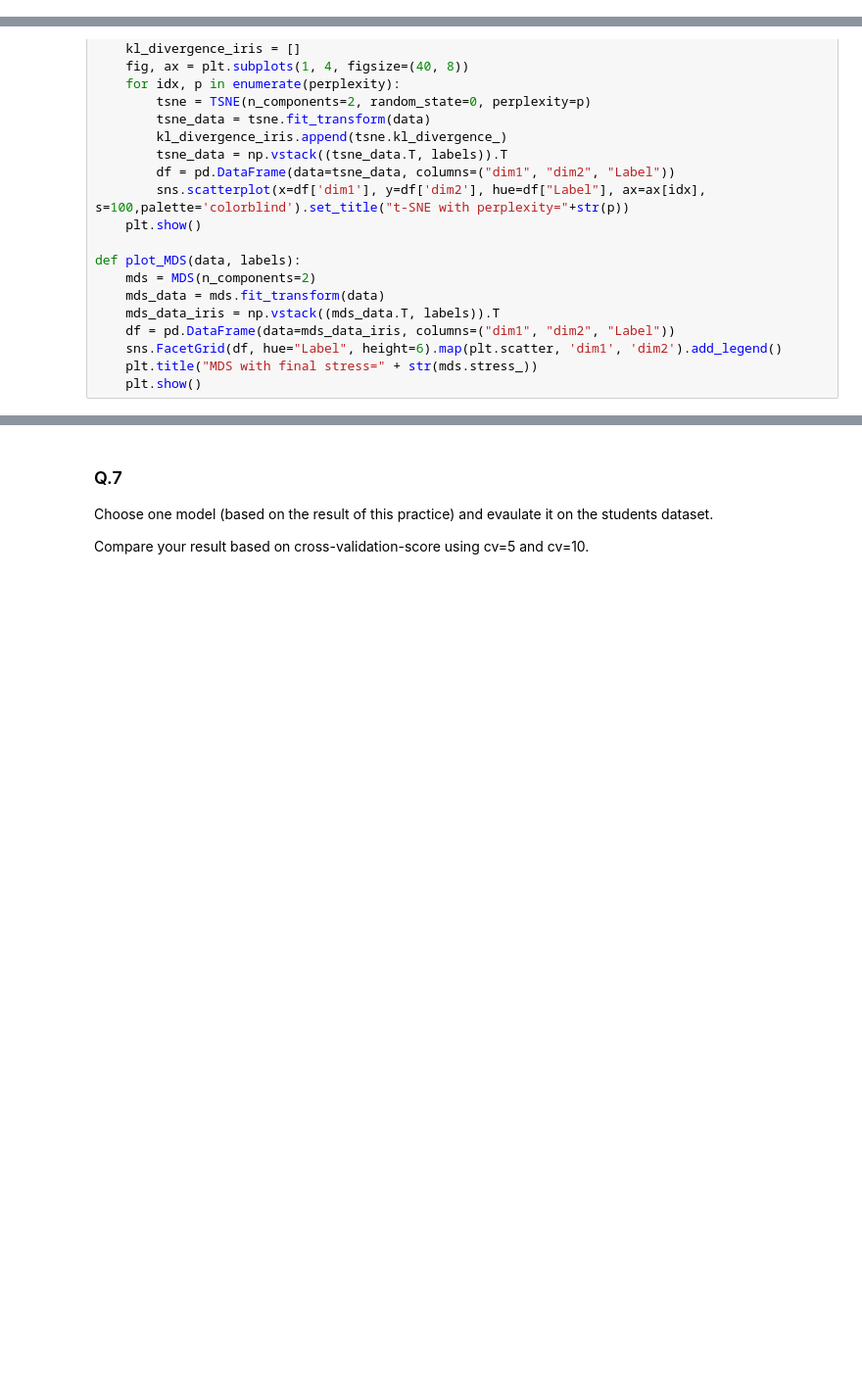
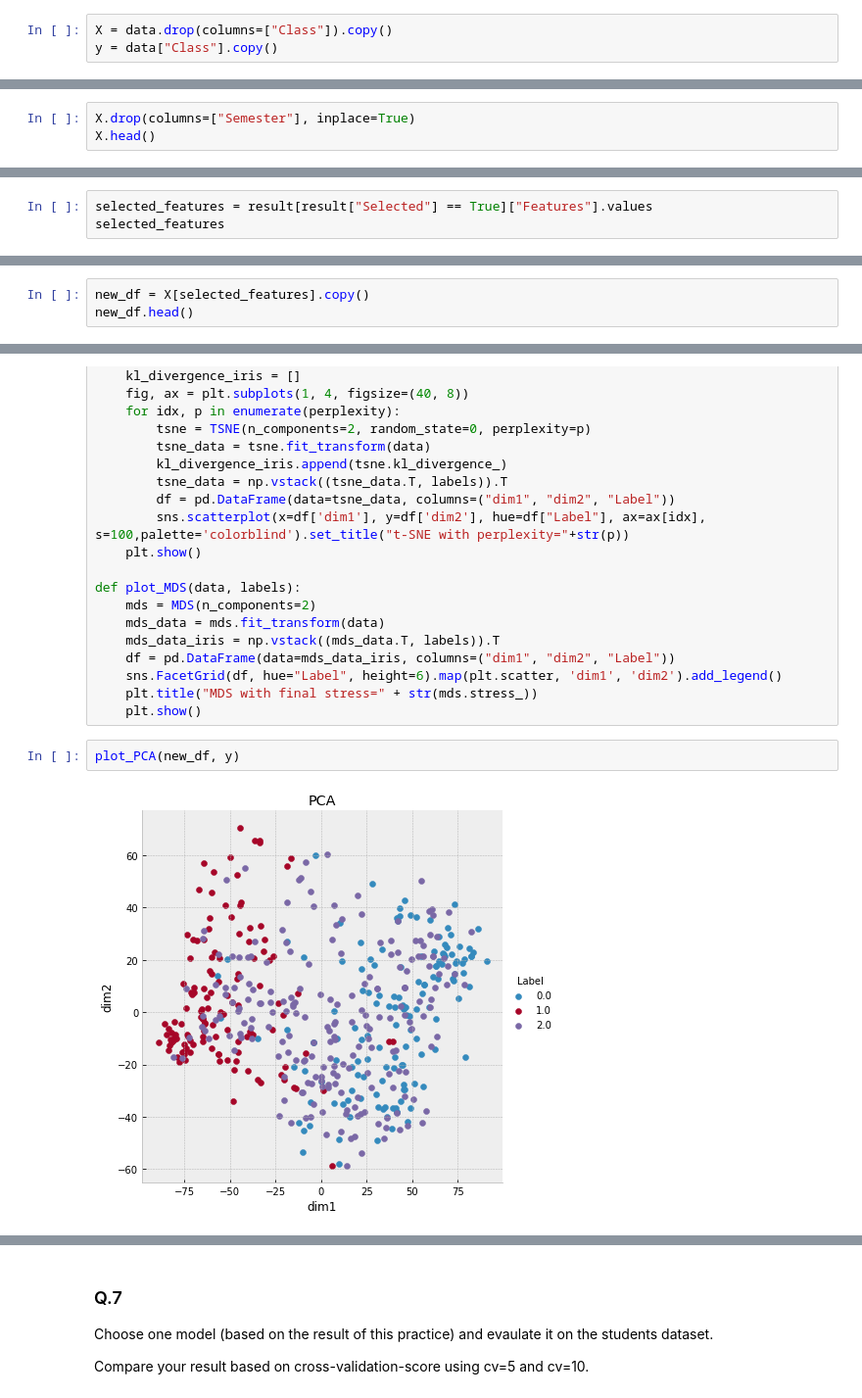
Before and after one commit to OrPerets/ml-for-business-analytics, a Jupyter notebook: practices/workshop/Students Performance Analysis.ipynb, the cells around one changed output, grey strips where cells are left out. Shown at 98% size. Drawn from its saved outputs; the diff is of its cells as text; blank space fills up the shorter version.

```diff
--- a/practices/workshop/Students Performance Analysis.ipynb
+++ b/practices/workshop/Students Performance Analysis.ipynb
@@ -45,3 +118,6 @@ Print the mapping values of "NationalITy" feature.
+# %%
+X = data.drop(columns=["Class"]).copy()
+y = data["Class"].copy()
 # %% [markdown]
 ### Q.4
 
@@ -71,3 +170,6 @@ importances
 #### 4.3
 
 Drop the least important feature.
+# %%
+X.drop(columns=["Semester"], inplace=True)
+X.head()
@@ -88,3 +217,6 @@ result
 #### 4.5
 
 Create the "selected_features" list with features that satisfy "Selected = True".
+# %%
+selected_features = result[result["Selected"] == True]["Features"].values
+selected_features
@@ -94,3 +230,6 @@ Create the "selected_features" list with features that satisfy "Selected = True"
 #### 5.1
 
 Create new DataFrame using the selected features, and split to (X,y).
+# %%
+new_df = X[selected_features].copy()
+new_df.head()
@@ -156,3 +337,7 @@ def plot_MDS(data, labels):
     sns.FacetGrid(df, hue="Label", height=6).map(plt.scatter, 'dim1', 'dim2').add_legend()
     plt.title("MDS with final stress=" + str(mds.stress_))
     plt.show()
+# %%
+plot_PCA(new_df, y)
+# %% [output]
+[figure, added]
```
Also changed, not shown: parts of 36 cells of this notebook, 1 other file.
